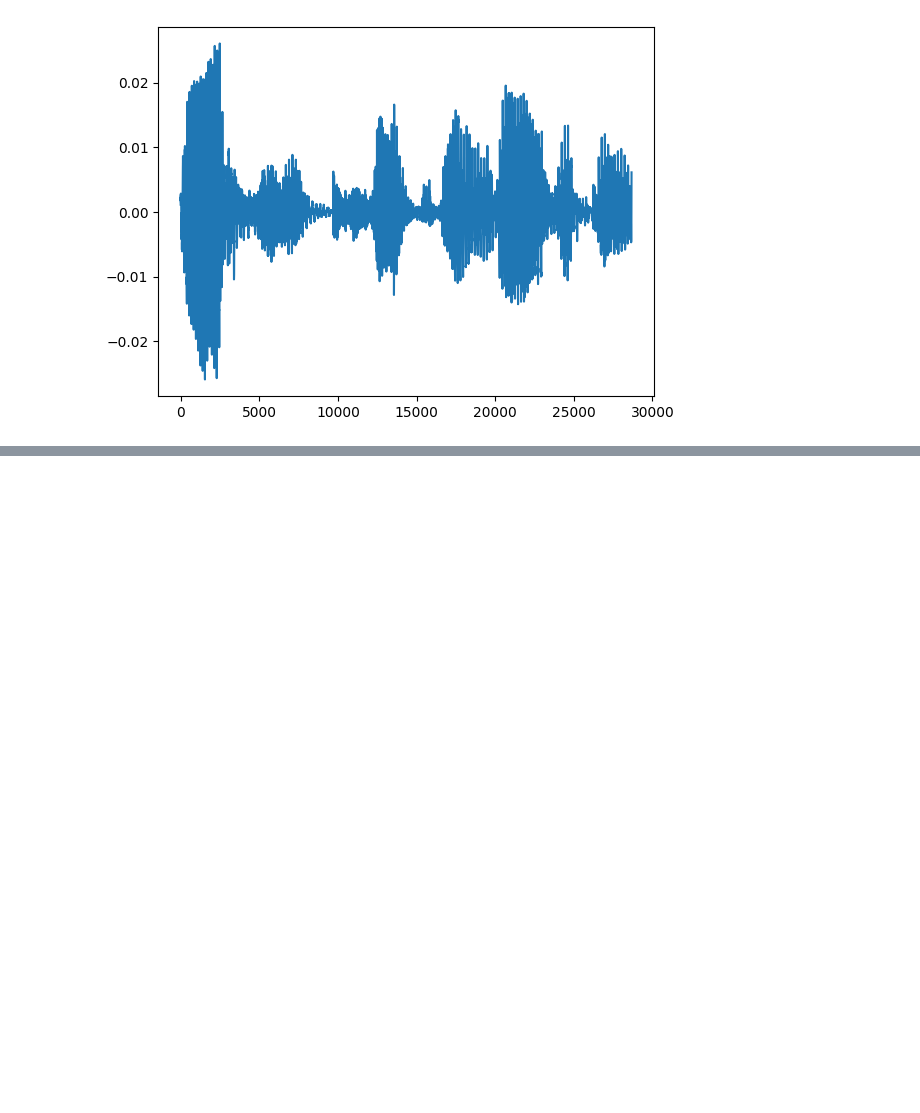
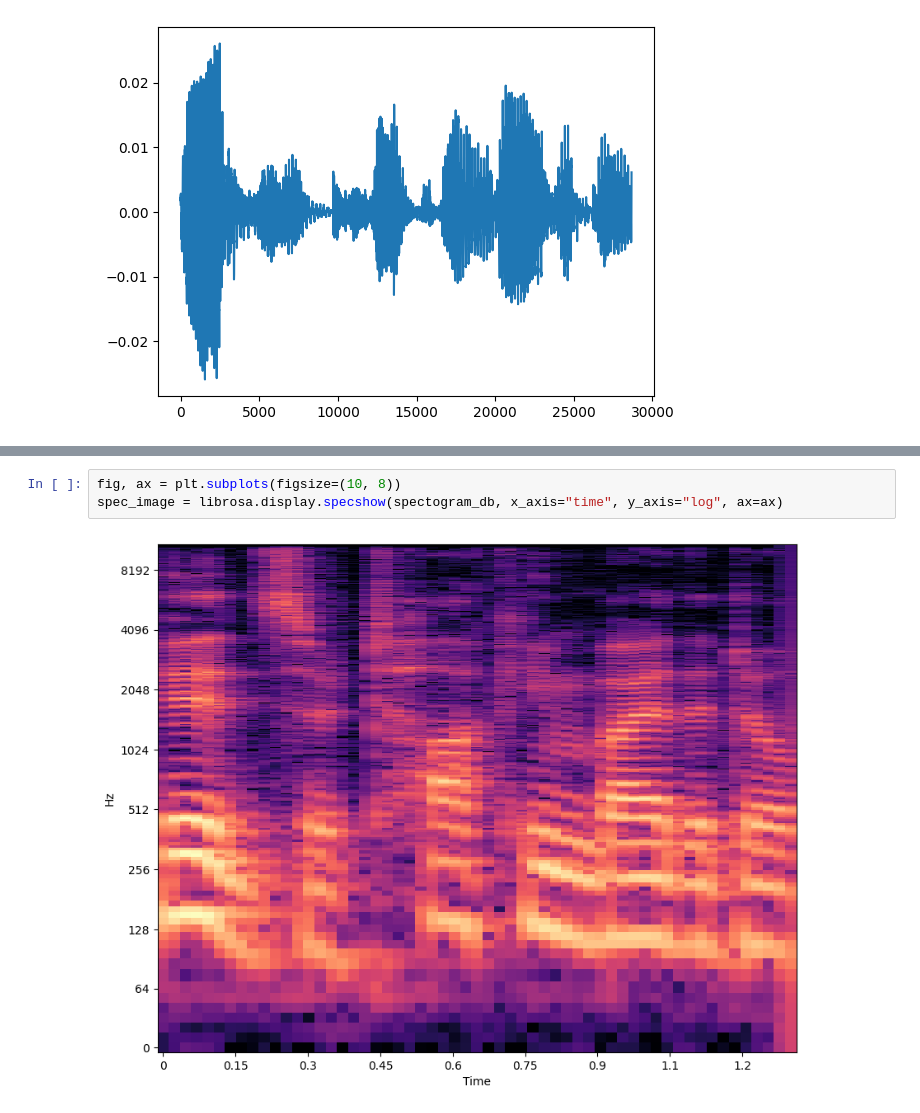
Before and after one commit to khirobenn/RAVDESS-Emotion-Recognition-from-Speech, a Jupyter notebook: speech-emotion-recognitin.ipynb, the cells around one changed output, grey strips where cells are left out. Cells and saved outputs as stored; diff of their text form; blank space fills up the shorter version.

```diff
--- a/speech-emotion-recognitin.ipynb
+++ b/speech-emotion-recognitin.ipynb
@@ -32,0 +53,5 @@ pd.Series(file_4).plot()
+# %%
+fig, ax = plt.subplots(figsize=(10, 8))
+spec_image = librosa.display.specshow(spectogram_db, x_axis="time", y_axis="log", ax=ax)
+# %% [output]
+[figure, added]
```
Also changed, not shown: parts of 5 cells of this notebook.
